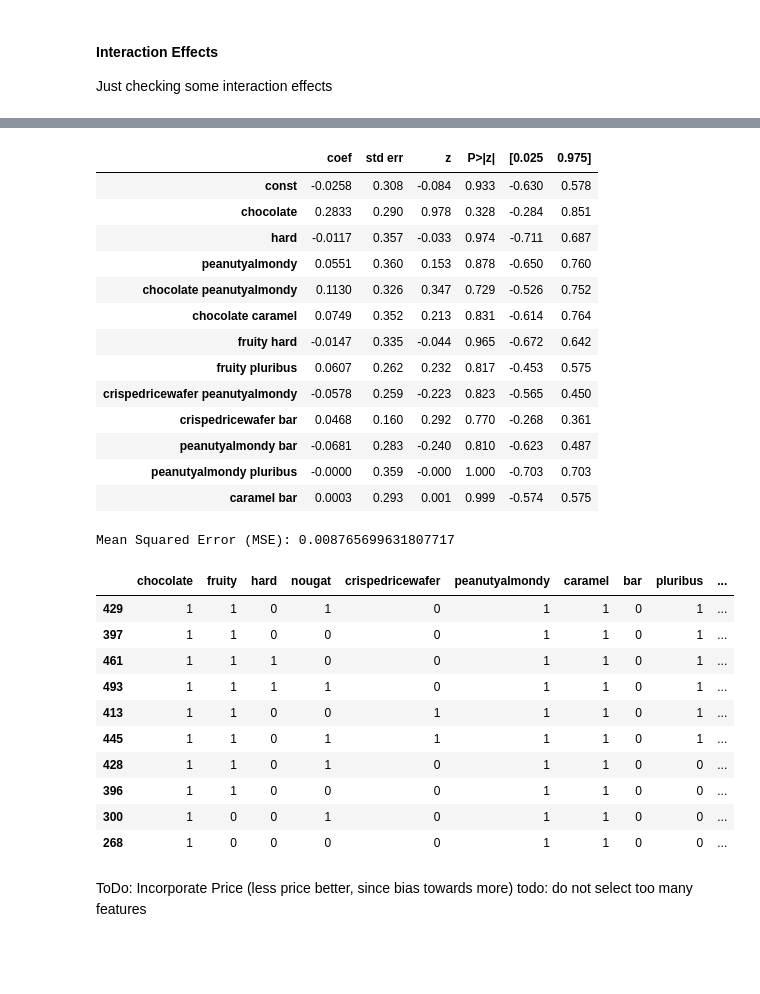
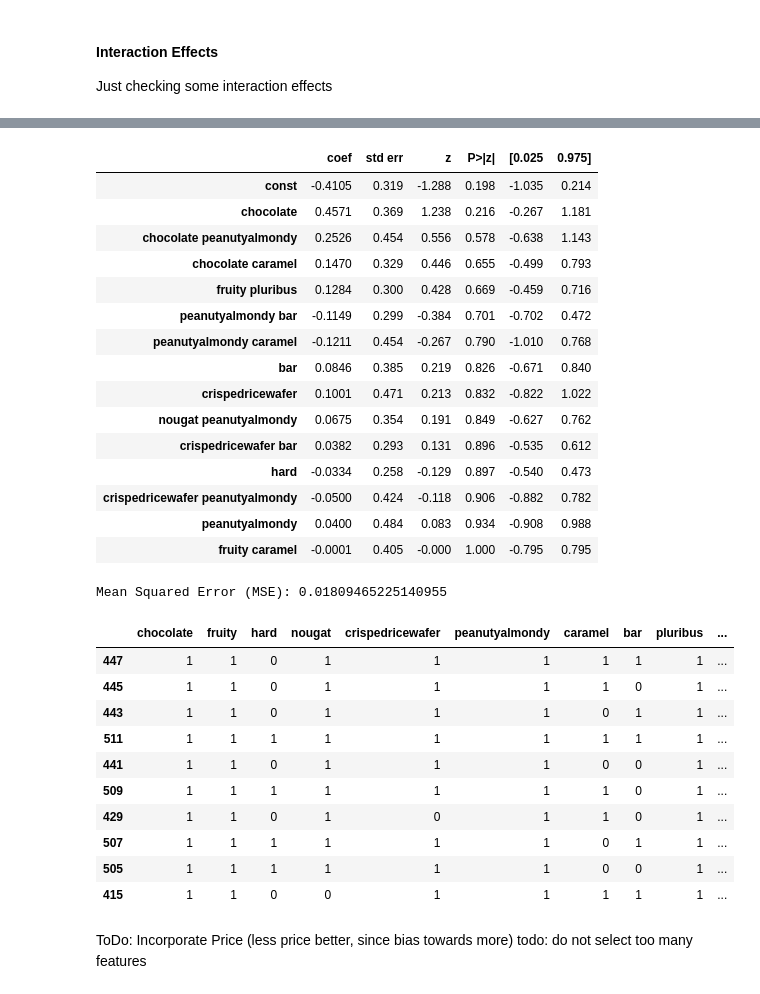
Before and after one commit to MarkusFranke/Fallstudie-Lidl-Erweiterung-des-Suesswarensortiments, a Jupyter notebook: regression.ipynb, the cells around one changed output, grey strips where cells are left out. Saved outputs shown, nothing was run; the diff lists cells and outputs as text; code cells hidden in the pictures; blank space fills up the shorter version.

```diff
--- a/regression.ipynb
+++ b/regression.ipynb
@@ -1,6 +13,6 @@
 # %%
 from data_processing import CandyDataProcessor
-processor = CandyDataProcessor('candy-data.csv')
+processor = CandyDataProcessor(file_path = 'candy-data.csv', price_percent_weight=0.2)
 
 import statsmodels.api as sm
 import numpy as np
@@ -11,7 +23,7 @@ import itertools
 
 X, y = processor.prepare_features_and_target(
     feature_columns=processor.get_predictor_cols(),
-    target_column='winpercent'
+    target_column='desirability'
 )
 X = sm.add_constant(X)
 
@@ -91,7 +103,7 @@ Just checking some interaction effects
 _ = processor.reset()
 X, y = processor.prepare_features_and_target(
     feature_columns=processor.get_predictor_cols(),
-    target_column='winpercent'
+    target_column='desirability'
 )
 
 # Create interaction terms based on correlation insights
@@ -142,7 +154,7 @@ scaler = StandardScaler()
 _ = processor.reset()
 X, y = processor.prepare_features_and_target(
     feature_columns=processor.get_predictor_cols(),
-    target_column='winpercent'
+    target_column='desirability'
 )
 X_scaled = scaler.fit_transform(X)
 
@@ -211,7 +223,7 @@ The alpha-MSE pair with the lowest MSE is: (np.float64(0.7054802310718645), np.f
 _ = processor.reset()
 X, y = processor.prepare_features_and_target(
     feature_columns=processor.get_predictor_cols(),
-    target_column='winpercent'
+    target_column='desirability'
 )
 
 # Create interaction terms
@@ -219,48 +231,50 @@ poly = PolynomialFeatures(interaction_only=True, include_bias=False)
 X_interactions = poly.fit_transform(X_scaled)
 
 # Create DataFrame for better understanding
 interaction_features = poly.get_feature_names_out(X.columns)
 X_interactions_df = pd.DataFrame(X_interactions, columns=interaction_features)
 
 X_interactions_df = sm.add_constant(X_interactions_df, has_constant='add')
 model = sm.Logit(y, X_interactions_df)
 result = model.fit_regularized(method='l1_cvxopt_cp', alpha=0.7054802310718645, disp=0)  # Adjust alpha as needed
 
 # Predict and evaluate on the test set
 predictions = result.predict(X_interactions_df)
 mse = mean_squared_error(y, predictions)
 
 from io import StringIO
 def clean_summary(summary):
 
     summary_html = summary.tables[1].as_html()  # Table with coefficients and statistics
     df = pd.read_html(StringIO(summary_html), header=0, index_col=0)[0]
 
     # Drop rows and columns where all elements are NaN
     df_cleaned = df.dropna(how='any').dropna(axis=1, how='any')
     df_rounded = df_cleaned.round(4)
 
     return df_rounded
 
 cleaned_summary = clean_summary(result.summary())
-display(cleaned_summary)
+display(cleaned_summary.sort_values(by='P>|z|'))
 print(f"Mean Squared Error (MSE): {mse}")
 # %% [output]
 |  | coef | std err | z | P>|z| | [0.025 | 0.975] |
-| const | -0.0258 | 0.308 | -0.084 | 0.933 | -0.630 | 0.578 |
-| chocolate | 0.2833 | 0.290 | 0.978 | 0.328 | -0.284 | 0.851 |
-| hard | -0.0117 | 0.357 | -0.033 | 0.974 | -0.711 | 0.687 |
-| peanutyalmondy | 0.0551 | 0.360 | 0.153 | 0.878 | -0.650 | 0.760 |
-| chocolate peanutyalmondy | 0.1130 | 0.326 | 0.347 | 0.729 | -0.526 | 0.752 |
-| chocolate caramel | 0.0749 | 0.352 | 0.213 | 0.831 | -0.614 | 0.764 |
-| fruity hard | -0.0147 | 0.335 | -0.044 | 0.965 | -0.672 | 0.642 |
-| fruity pluribus | 0.0607 | 0.262 | 0.232 | 0.817 | -0.453 | 0.575 |
-| crispedricewafer peanutyalmondy | -0.0578 | 0.259 | -0.223 | 0.823 | -0.565 | 0.450 |
-| crispedricewafer bar | 0.0468 | 0.160 | 0.292 | 0.770 | -0.268 | 0.361 |
-| peanutyalmondy bar | -0.0681 | 0.283 | -0.240 | 0.810 | -0.623 | 0.487 |
-| peanutyalmondy pluribus | -0.0000 | 0.359 | -0.000 | 1.000 | -0.703 | 0.703 |
-| caramel bar | 0.0003 | 0.293 | 0.001 | 0.999 | -0.574 | 0.575 |
+| const | -0.4105 | 0.319 | -1.288 | 0.198 | -1.035 | 0.214 |
+| chocolate | 0.4571 | 0.369 | 1.238 | 0.216 | -0.267 | 1.181 |
+| chocolate peanutyalmondy | 0.2526 | 0.454 | 0.556 | 0.578 | -0.638 | 1.143 |
+| chocolate caramel | 0.1470 | 0.329 | 0.446 | 0.655 | -0.499 | 0.793 |
+| fruity pluribus | 0.1284 | 0.300 | 0.428 | 0.669 | -0.459 | 0.716 |
+| peanutyalmondy bar | -0.1149 | 0.299 | -0.384 | 0.701 | -0.702 | 0.472 |
+| peanutyalmondy caramel | -0.1211 | 0.454 | -0.267 | 0.790 | -1.010 | 0.768 |
+| bar | 0.0846 | 0.385 | 0.219 | 0.826 | -0.671 | 0.840 |
+| crispedricewafer | 0.1001 | 0.471 | 0.213 | 0.832 | -0.822 | 1.022 |
+| nougat peanutyalmondy | 0.0675 | 0.354 | 0.191 | 0.849 | -0.627 | 0.762 |
+| crispedricewafer bar | 0.0382 | 0.293 | 0.131 | 0.896 | -0.535 | 0.612 |
+| hard | -0.0334 | 0.258 | -0.129 | 0.897 | -0.540 | 0.473 |
+| crispedricewafer peanutyalmondy | -0.0500 | 0.424 | -0.118 | 0.906 | -0.882 | 0.782 |
+| peanutyalmondy | 0.0400 | 0.484 | 0.083 | 0.934 | -0.908 | 0.988 |
+| fruity caramel | -0.0001 | 0.405 | -0.000 | 1.000 | -0.795 | 0.795 |
-Mean Squared Error (MSE): 0.008765699631807717
+Mean Squared Error (MSE): 0.01809465225140955
 # %%
 import pandas as pd
 import numpy as np
@@ -320,16 +334,16 @@ top_n = 10
 display(ranked_candies.head(top_n))
 # %% [output]
 |  | chocolate | fruity | hard | nougat | crispedricewafer | peanutyalmondy | caramel | bar | pluribus | ... |
+| 447 | 1 | 1 | 0 | 1 | 1 | 1 | 1 | 1 | 1 | ... |
+| 445 | 1 | 1 | 0 | 1 | 1 | 1 | 1 | 0 | 1 | ... |
+| 443 | 1 | 1 | 0 | 1 | 1 | 1 | 0 | 1 | 1 | ... |
+| 511 | 1 | 1 | 1 | 1 | 1 | 1 | 1 | 1 | 1 | ... |
+| 441 | 1 | 1 | 0 | 1 | 1 | 1 | 0 | 0 | 1 | ... |
+| 509 | 1 | 1 | 1 | 1 | 1 | 1 | 1 | 0 | 1 | ... |
 | 429 | 1 | 1 | 0 | 1 | 0 | 1 | 1 | 0 | 1 | ... |
-| 397 | 1 | 1 | 0 | 0 | 0 | 1 | 1 | 0 | 1 | ... |
-| 461 | 1 | 1 | 1 | 0 | 0 | 1 | 1 | 0 | 1 | ... |
-| 493 | 1 | 1 | 1 | 1 | 0 | 1 | 1 | 0 | 1 | ... |
-| 413 | 1 | 1 | 0 | 0 | 1 | 1 | 1 | 0 | 1 | ... |
-| 445 | 1 | 1 | 0 | 1 | 1 | 1 | 1 | 0 | 1 | ... |
-| 428 | 1 | 1 | 0 | 1 | 0 | 1 | 1 | 0 | 0 | ... |
-| 396 | 1 | 1 | 0 | 0 | 0 | 1 | 1 | 0 | 0 | ... |
-| 300 | 1 | 0 | 0 | 1 | 0 | 1 | 1 | 0 | 0 | ... |
-| 268 | 1 | 0 | 0 | 0 | 0 | 1 | 1 | 0 | 0 | ... |
+| 507 | 1 | 1 | 1 | 1 | 1 | 1 | 0 | 1 | 1 | ... |
+| 505 | 1 | 1 | 1 | 1 | 1 | 1 | 0 | 0 | 1 | ... |
+| 415 | 1 | 1 | 0 | 0 | 1 | 1 | 1 | 1 | 1 | ... |
 # %% [markdown]
 ToDo: Incorporate Price (less price better, since bias towards more)
 todo: do not select too many features
```
Also changed, not shown: parts of 7 cells of this notebook, 1 other file.
